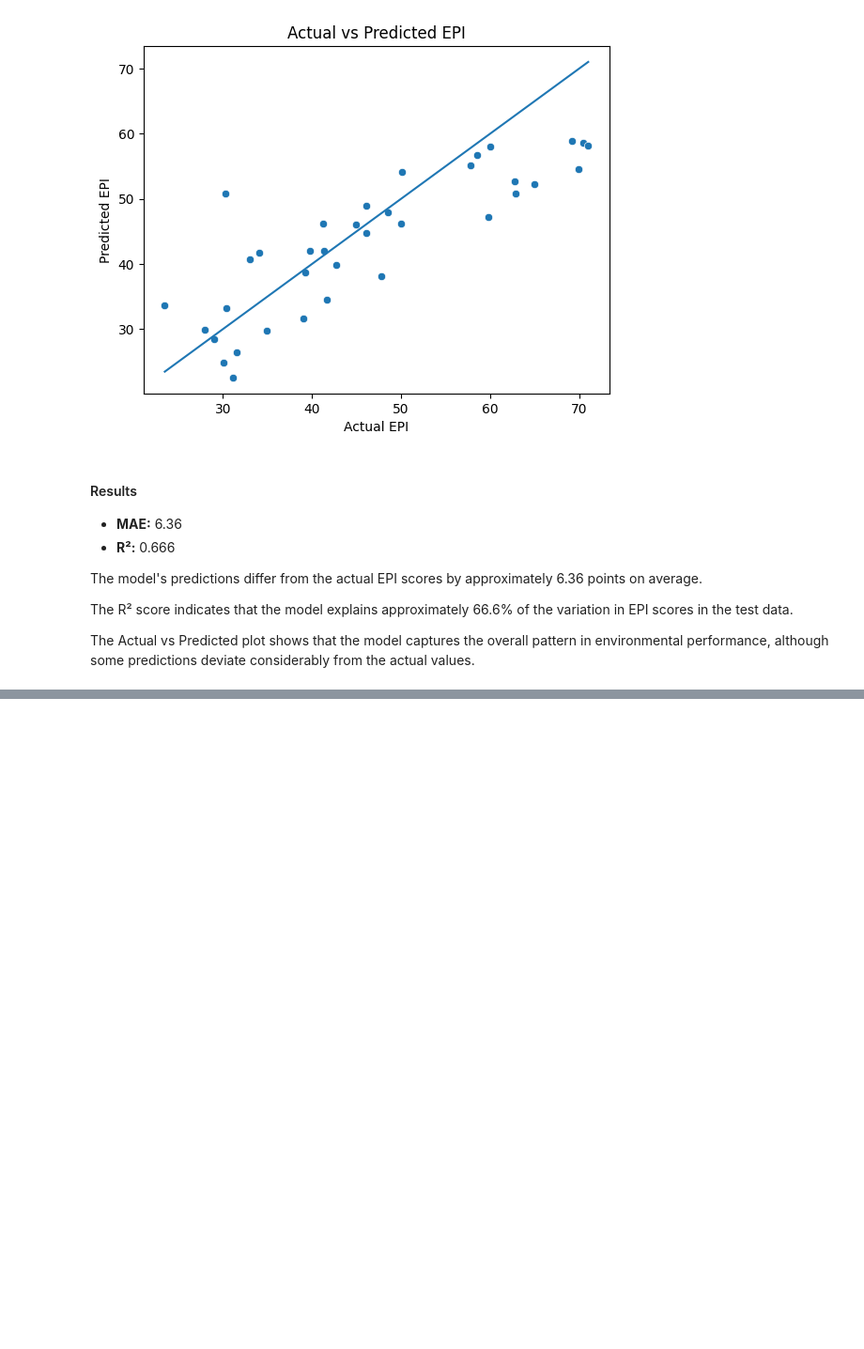
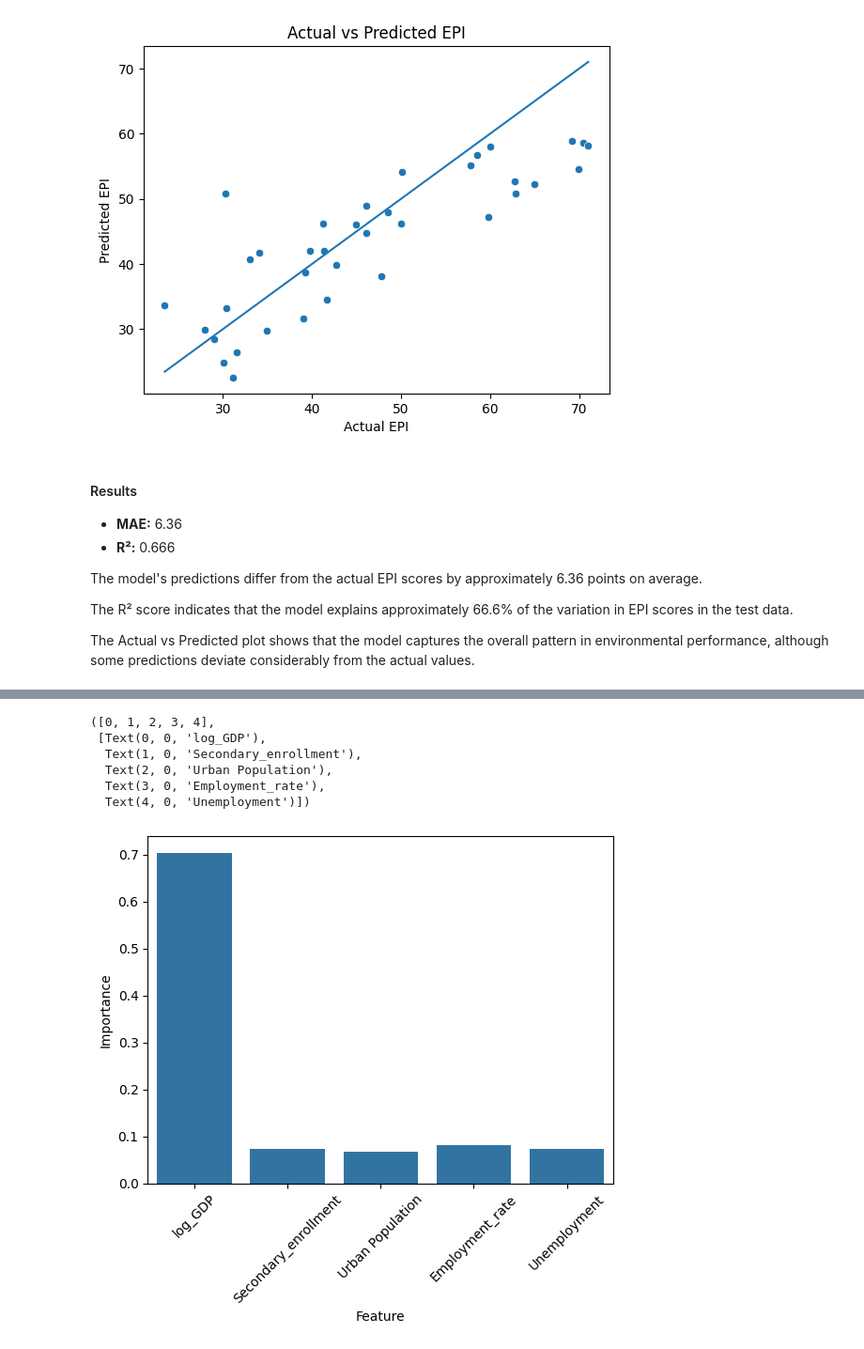
Before and after one commit to Adapala4/environmental-performance-analysis, a Jupyter notebook: environmental_analysis.ipynb, the cells around one changed output, grey strips where cells are left out. Shown at 94% size. Cells and saved outputs as stored; diff of their text form; code cells hidden in the pictures; blank space fills up the shorter version.

Commit message:
Add Random Forest model and model comparison

```diff
--- a/environmental_analysis.ipynb
+++ b/environmental_analysis.ipynb
@@ -1004,0 +1012,4 @@ The Actual vs Predicted plot shows that the model captures the overall pattern i
+# %%
+rf_model = RandomForestRegressor(random_state = 40)
+# %%
+rf_model.fit(X_train, y_train)
@@ -1004,0 +1043,3 @@ The Actual vs Predicted plot shows that the model captures the overall pattern i
+# %%
+feature_importance = pd.DataFrame({'Feature': X.columns, 'Importance': rf_model.feature_importances_})
+feature_importance
@@ -1004,0 +1053,11 @@ The Actual vs Predicted plot shows that the model captures the overall pattern i
+# %%
+sns.barplot(x='Feature', y='Importance', data=feature_importance)
+plt.xticks(rotation=45)
+# %% [output]
+([0, 1, 2, 3, 4],
+ [Text(0, 0, 'log_GDP'),
+  Text(1, 0, 'Secondary_enrollment'),
+  Text(2, 0, 'Urban Population'),
+  Text(3, 0, 'Employment_rate'),
+  Text(4, 0, 'Unemployment')])
+[figure, added]
```
Also changed, not shown: parts of 16 cells of this notebook.
